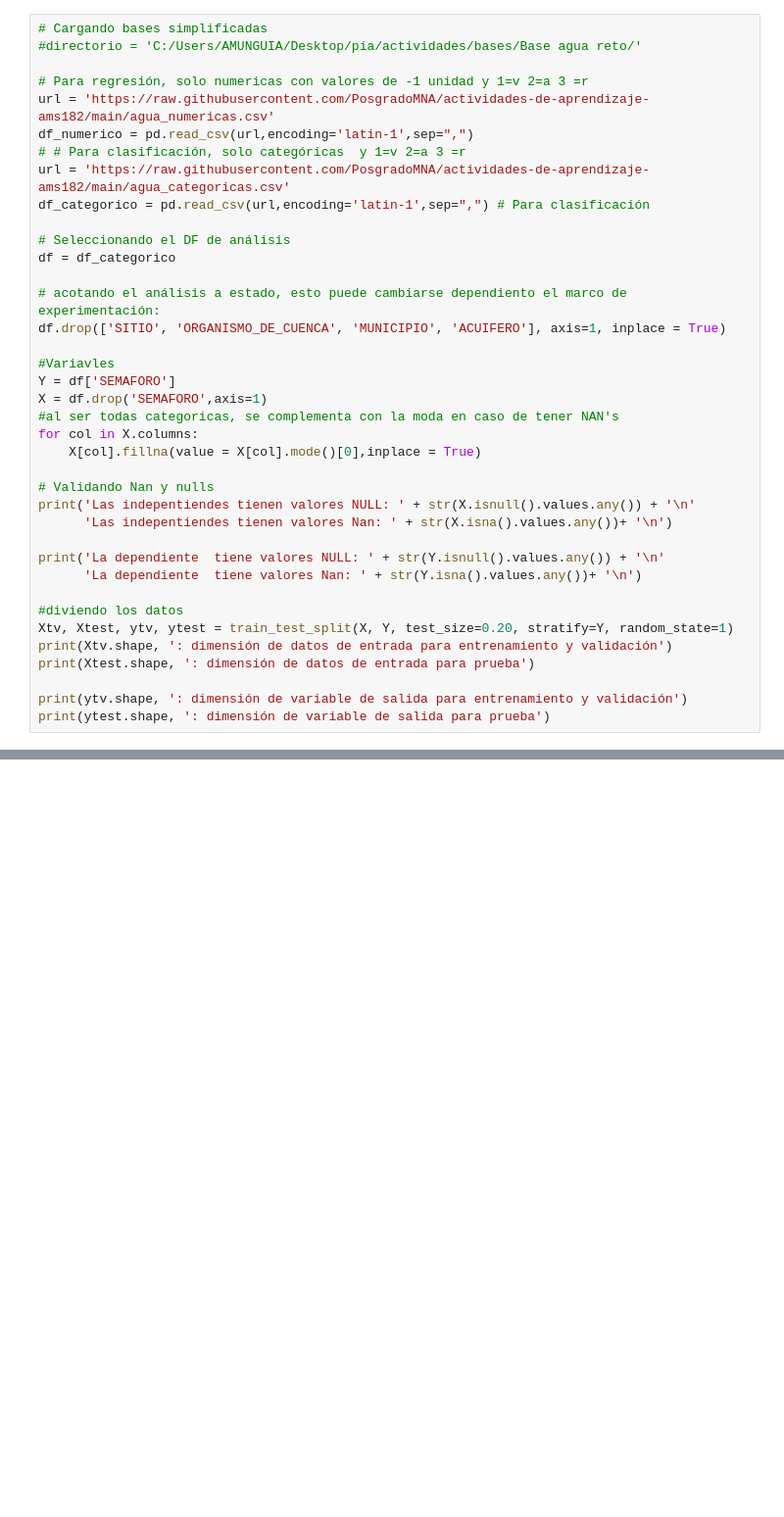
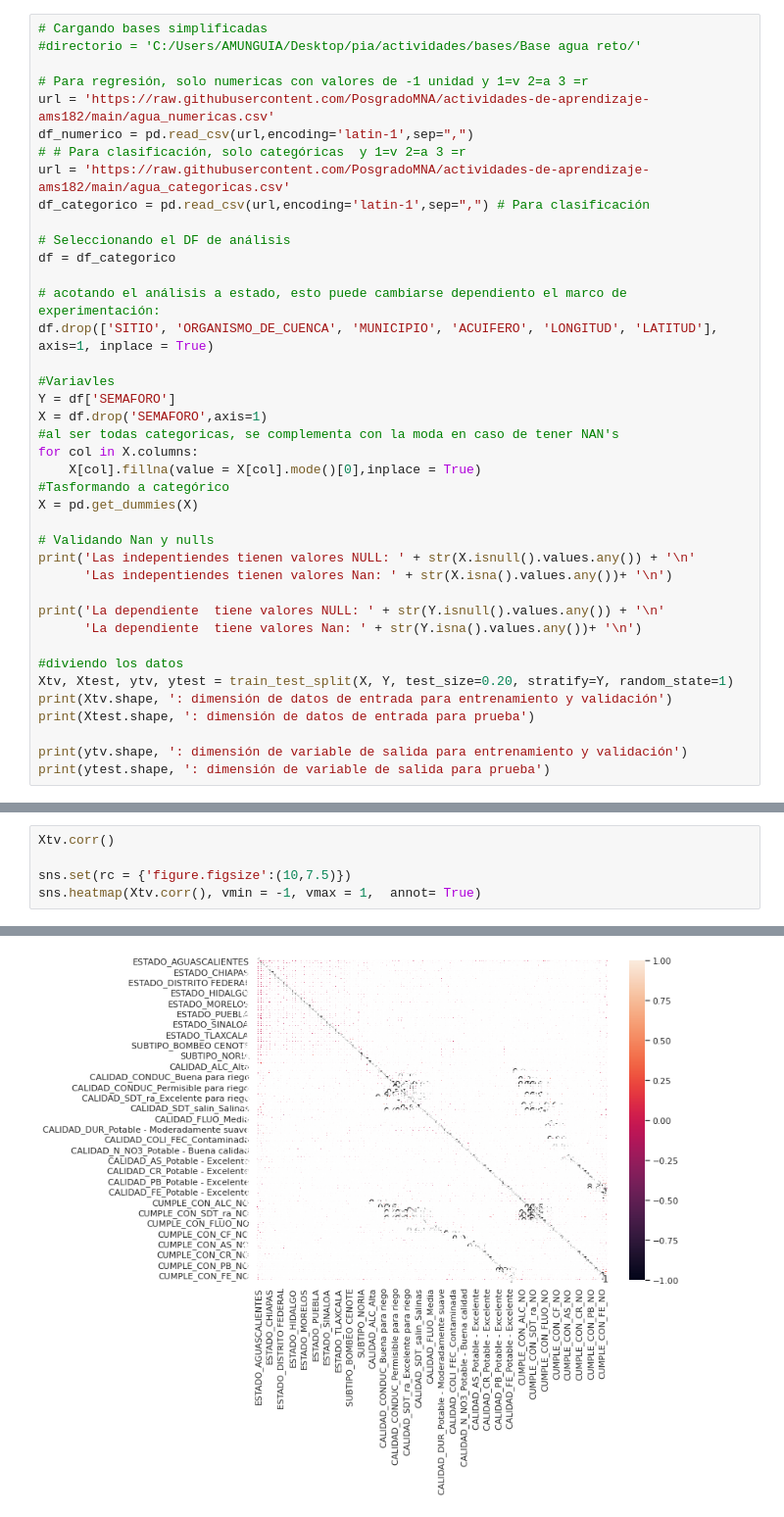
Before and after one commit to PosgradoMNA/actividades-de-aprendizaje-ams182, a Jupyter notebook: Reto pt2.ipynb, the cells around one changed output, grey strips where cells are left out. Shown: that part at 98% size. Saved outputs shown, nothing was run; the diff lists cells and outputs as text; blank space fills up the shorter version.

```diff
--- a/Reto pt2.ipynb
+++ b/Reto pt2.ipynb
@@ -51,7 +56,7 @@ df_categorico = pd.read_csv(url,encoding='latin-1',sep=",") # Para clasificació
 df = df_categorico
 
 # acotando el análisis a estado, esto puede cambiarse dependiento el marco de experimentación:
-df.drop(['SITIO', 'ORGANISMO_DE_CUENCA', 'MUNICIPIO', 'ACUIFERO'], axis=1, inplace = True)
+df.drop(['SITIO', 'ORGANISMO_DE_CUENCA', 'MUNICIPIO', 'ACUIFERO', 'LONGITUD', 'LATITUD'], axis=1, inplace = True)
 
 #Variavles
 Y = df['SEMAFORO']
@@ -59,6 +64,8 @@ X = df.drop('SEMAFORO',axis=1)
 #al ser todas categoricas, se complementa con la moda en caso de tener NAN's
 for col in X.columns:
     X[col].fillna(value = X[col].mode()[0],inplace = True)
+#Tasformando a categórico
+X = pd.get_dummies(X)
 
 # Validando Nan y nulls
 print('Las indepentiendes tienen valores NULL: ' + str(X.isnull().values.any()) + '\n'
@@ -87,0 +107,6 @@ La dependiente  tiene valores Nan: False
+# %%
+Xtv.corr()
+
+sns.set(rc = {'figure.figsize':(10,7.5)})
+sns.heatmap(Xtv.corr(), vmin = -1, vmax = 1,  annot= True)
+# %% [output]
@@ -87,0 +114 @@ La dependiente  tiene valores Nan: False
+[figure, added]
```
Also changed, not shown: parts of 4 cells of this notebook.
